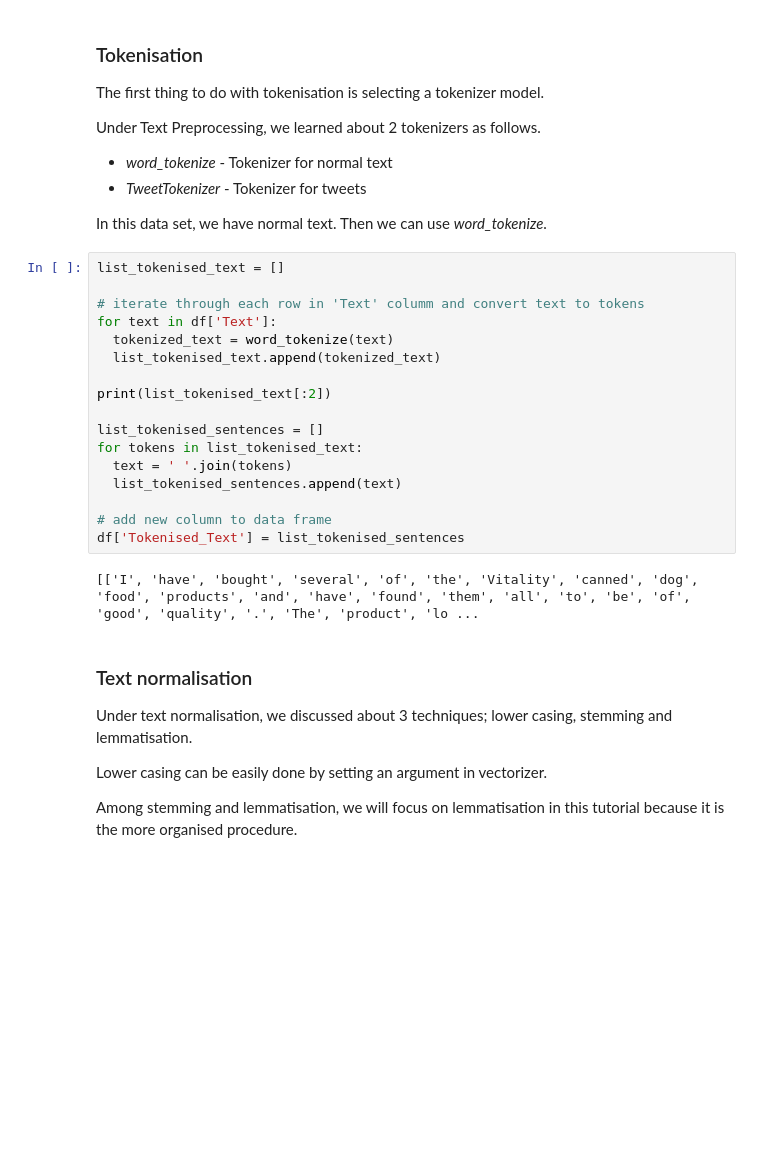
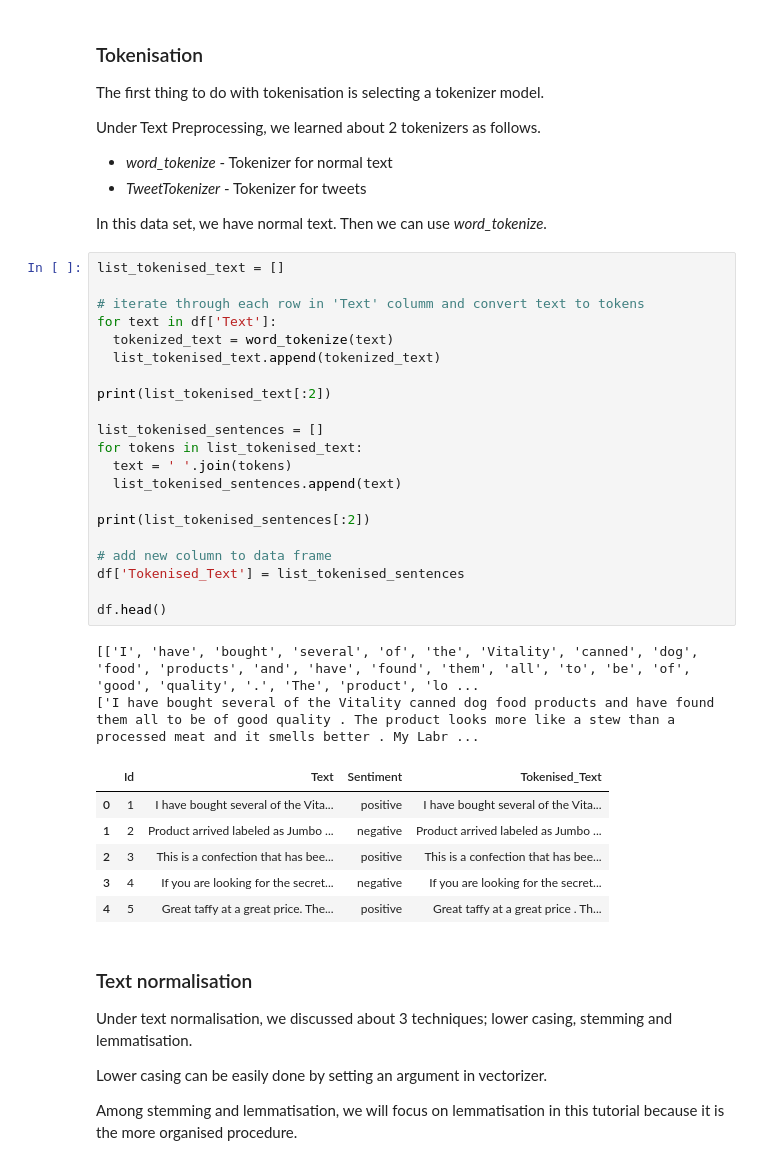
Before and after one commit to HHansi/Applied-AI-Course, a Jupyter notebook: NLP/Sentiment_Analysis.ipynb, the cells around one changed output. Cells and saved outputs as stored; diff of their text form; blank space fills up the shorter version.

```diff
--- a/NLP/Sentiment_Analysis.ipynb
+++ b/NLP/Sentiment_Analysis.ipynb
@@ -140,22 +140,33 @@ In this data set, we have normal text. Then we can use <i>word_tokenize</i>.
 # %%
 list_tokenised_text = []
 
 # iterate through each row in 'Text' columm and convert text to tokens
 for text in df['Text']:
   tokenized_text = word_tokenize(text)
   list_tokenised_text.append(tokenized_text)
 
 print(list_tokenised_text[:2])
 
 list_tokenised_sentences = []
 for tokens in list_tokenised_text:
   text = ' '.join(tokens)
   list_tokenised_sentences.append(text)
 
+print(list_tokenised_sentences[:2])
+
 # add new column to data frame
 df['Tokenised_Text'] = list_tokenised_sentences
+
+df.head()
 # %% [output]
 [['I', 'have', 'bought', 'several', 'of', 'the', 'Vitality', 'canned', 'dog', 'food', 'products', 'and', 'have', 'found', 'them', 'all', 'to', 'be', 'of', 'good', 'quality', '.', 'The', 'product', 'lo ...
+['I have bought several of the Vitality canned dog food products and have found them all to be of good quality . The product looks more like a stew than a processed meat and it smells better . My Labr ...
+|  | Id | Text | Sentiment | Tokenised_Text |
+| 0 | 1 | I have bought several of the Vita... | positive | I have bought several of the Vita... |
+| 1 | 2 | Product arrived labeled as Jumbo ... | negative | Product arrived labeled as Jumbo ... |
+| 2 | 3 | This is a confection that has bee... | positive | This is a confection that has bee... |
+| 3 | 4 | If you are looking for the secret... | negative | If you are looking for the secret... |
+| 4 | 5 | Great taffy at a great price. The... | positive | Great taffy at a great price . Th... |
 # %% [markdown]
 ### Text normalisation
 
```
Also changed, not shown: parts of 3 cells of this notebook.
